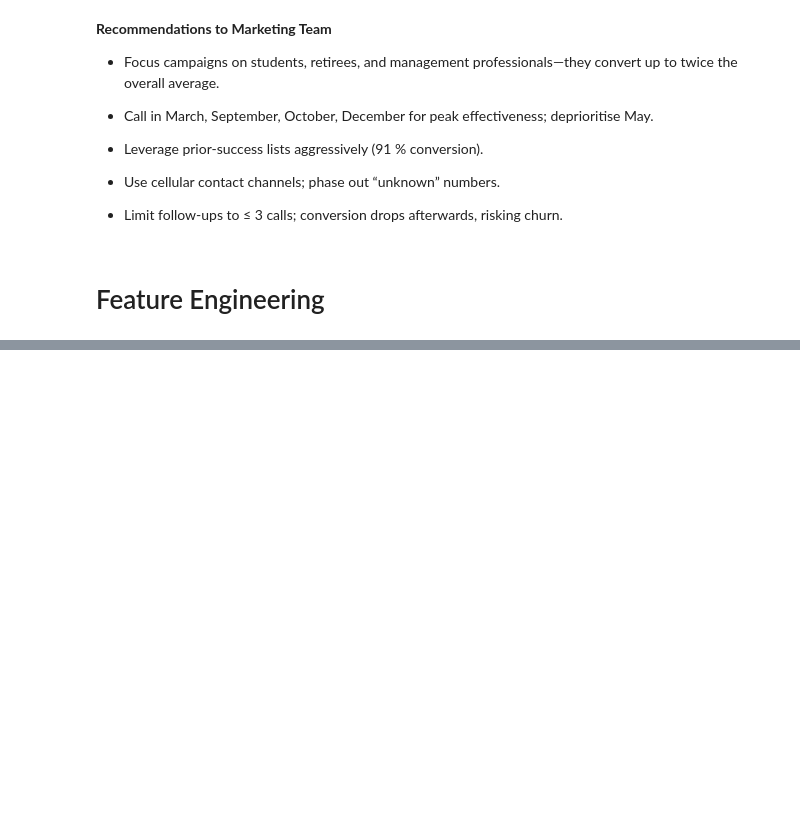
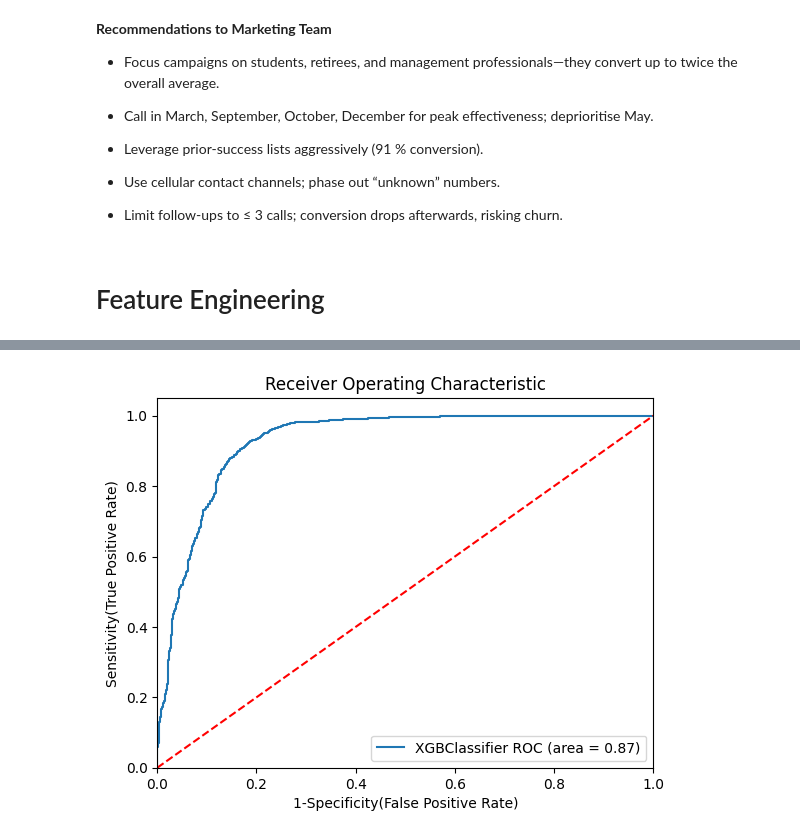
Before and after one commit to iyan-coder/EDA-and-Model-Trainer-3, a Jupyter notebook: BankMarketing.ipynb, the cells around one changed output, grey strips where cells are left out. Cells and saved outputs as stored; diff of their text form; code cells hidden in the pictures; blank space fills up the shorter version.

```diff
--- a/BankMarketing.ipynb
+++ b/BankMarketing.ipynb
@@ -669,0 +1163,45 @@ Saved ➜ categorical_deposit_summary.csv
+# %%
+###Plot ROC AUC Curve
+from sklearn.metrics import roc_auc_score,roc_curve
+plt.figure()
+
+##Add the models to list that yu want to view on ROC plot
+auc_models = [
+          {
+                    'label': "XGBClassifier",
+                    'model':XGBClassifier( subsample= 1.0,
+                              reg_lambda = 5.0,
+                              reg_alpha = 1.0,
+                              n_estimators = 300,
+                              min_child_weight = 1,
+                              max_depth = 5,
+                              learning_rate = 0.1,
+                              gamma = 0,
+                              colsample_bytree = 0.6,
+                              eval_metric='logloss'), # Add eval_metric to suppress warning
+
+
+                    'auc':  0.8667
+          }
+]
+
+##create a loop through all model
+for algo in auc_models:
+          model = algo['model'] #select the model
+          model.fit(X_train_processed, y_train) #train the model
+# Compute False positive rate, and True positive rate
+          fpr, tpr,thresholds = roc_curve(y_test,model.predict_proba(X_test_processed)[:,1])
+# Calculate Area under th curve to display on plot
+          plt.plot(fpr,tpr,label = "%s ROC (area = %0.2f)" % (algo['label'], algo['auc']))
+#Custom settings for the plot
+plt.plot([0, 1], [0, 1],'r--')
+plt.xlim([0.0, 1.0])
+plt.ylim([0.0, 1.05])
+plt.xlabel('1-Specificity(False Positive Rate)')
+plt.ylabel('Sensitivity(True Positive Rate)')
+plt.title('Receiver Operating Characteristic')
+plt.legend(loc="lower right")
+plt.savefig("auc.png")
+plt.show()
+# %% [output]
+[figure, added]
```
Also changed, not shown: parts of 17 cells of this notebook.
